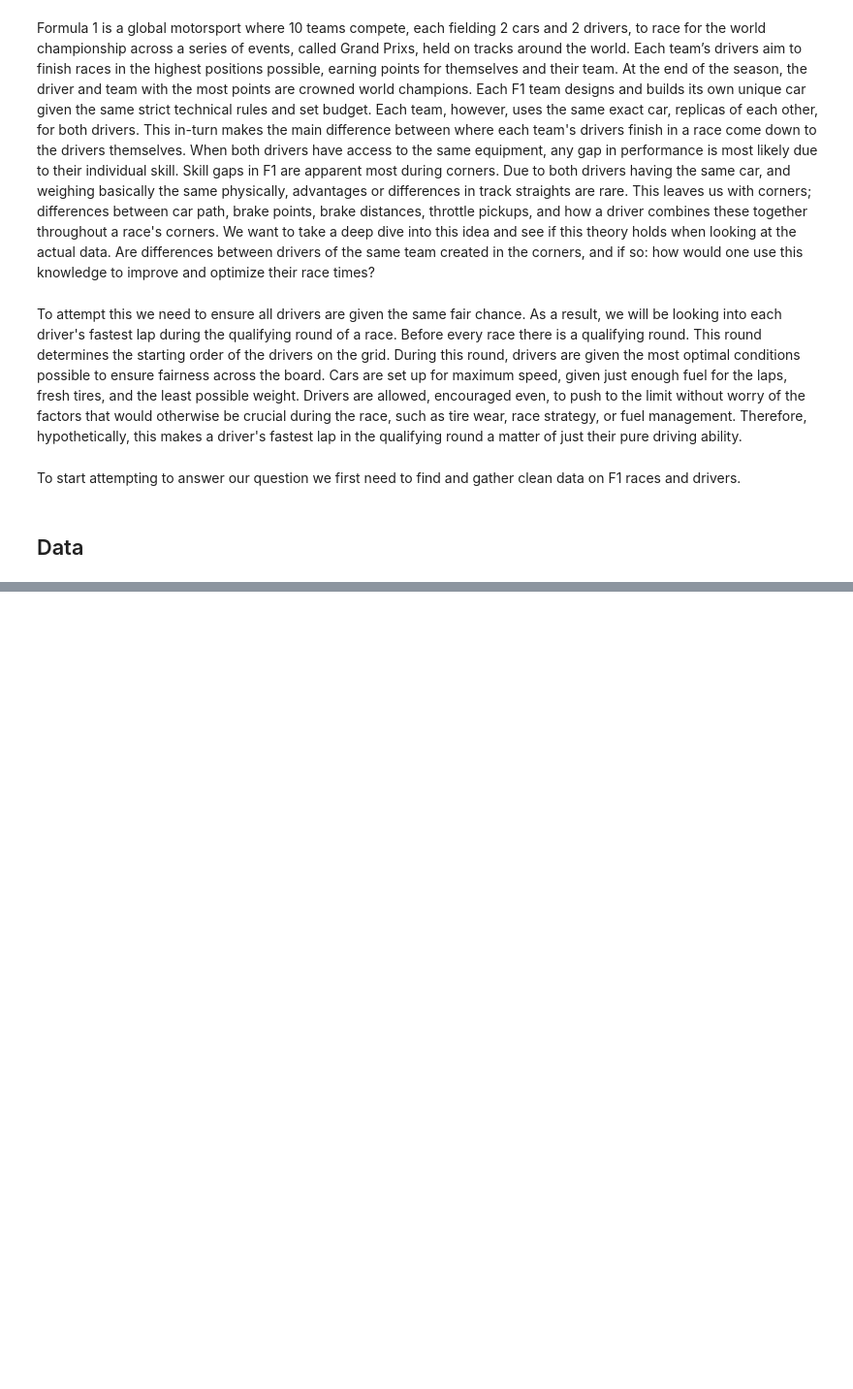
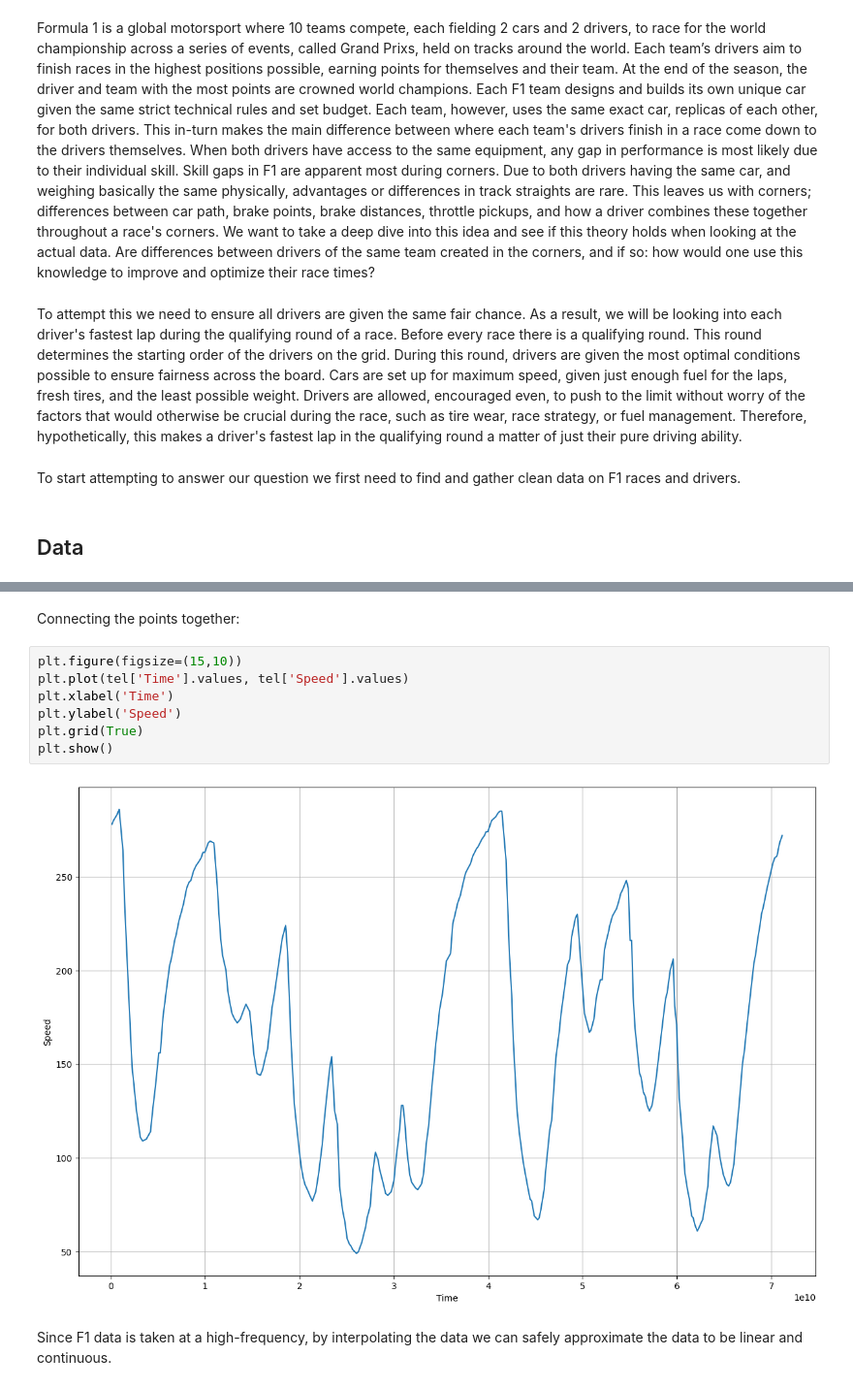
Before and after one commit to Karim-27/Formula-1-Lap-Time-Analysis, a Jupyter notebook: BIGProj.ipynb, the cells around one changed output, grey strips where cells are left out. Shown: that part at 97% size. Drawn from its saved outputs; the diff is of its cells as text; blank space fills up the shorter version.

```diff
--- a/BIGProj.ipynb
+++ b/BIGProj.ipynb
@@ -47,0 +71,13 @@ core           INFO     Finished loading data for 20 drivers: ['16', '55', '11',
+# %% [markdown]
+Connecting the points together:
+# %%
+plt.figure(figsize=(15,10))
+plt.plot(tel['Time'].values, tel['Speed'].values)
+plt.xlabel('Time')
+plt.ylabel('Speed')
+plt.grid(True)
+plt.show()
+# %% [output]
+[figure, added]
+# %% [markdown]
+Since F1 data is taken at a high-frequency, by interpolating the data we can safely approximate the data to be linear and continuous.
```
Also changed, not shown: parts of 4 cells of this notebook.
